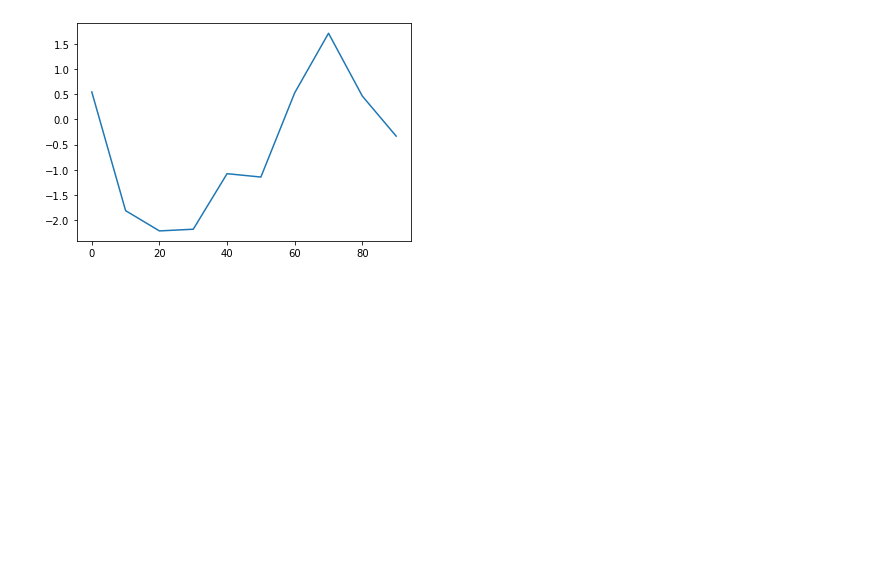
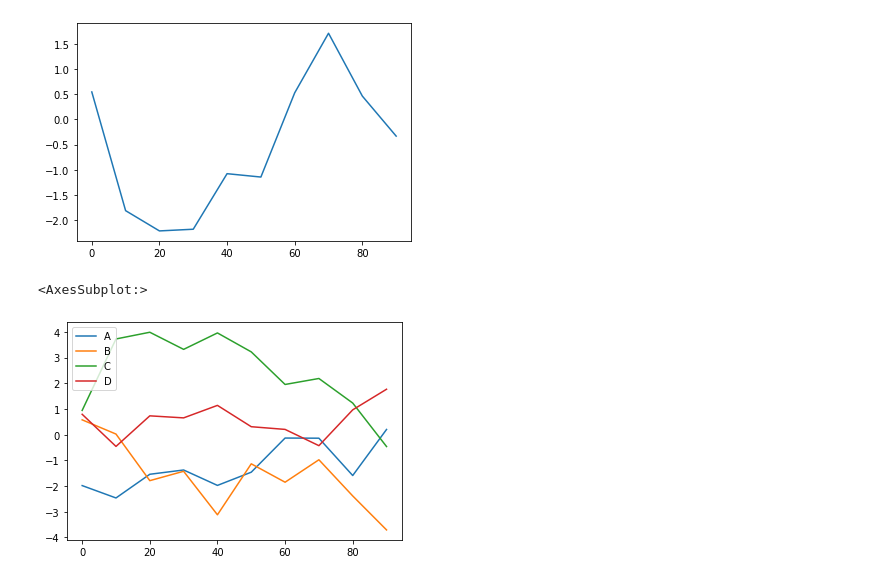
Before and after one commit to makotos-nlproc/py4da-shakyo, a Jupyter notebook: chap9.ipynb, the cells around one changed output. Saved outputs shown, nothing was run; the diff lists cells and outputs as text; code cells hidden in the pictures; blank space fills up the shorter version.

```diff
--- a/chap9.ipynb
+++ b/chap9.ipynb
@@ -212,3 +213,11 @@ s.plot()
 # %% [output]
 <AxesSubplot:>
 [figure]
+# %%
+df = pd.DataFrame(np.random.randn(10, 4).cumsum(0),
+                  columns=list('ABCD'), index=np.arange(0, 100, 10))
+df.plot()
+# df.plot.line()と等価
+# %% [output]
+<AxesSubplot:>
+[figure, added]
```
Also changed, not shown: parts of 1 cell of this notebook.
